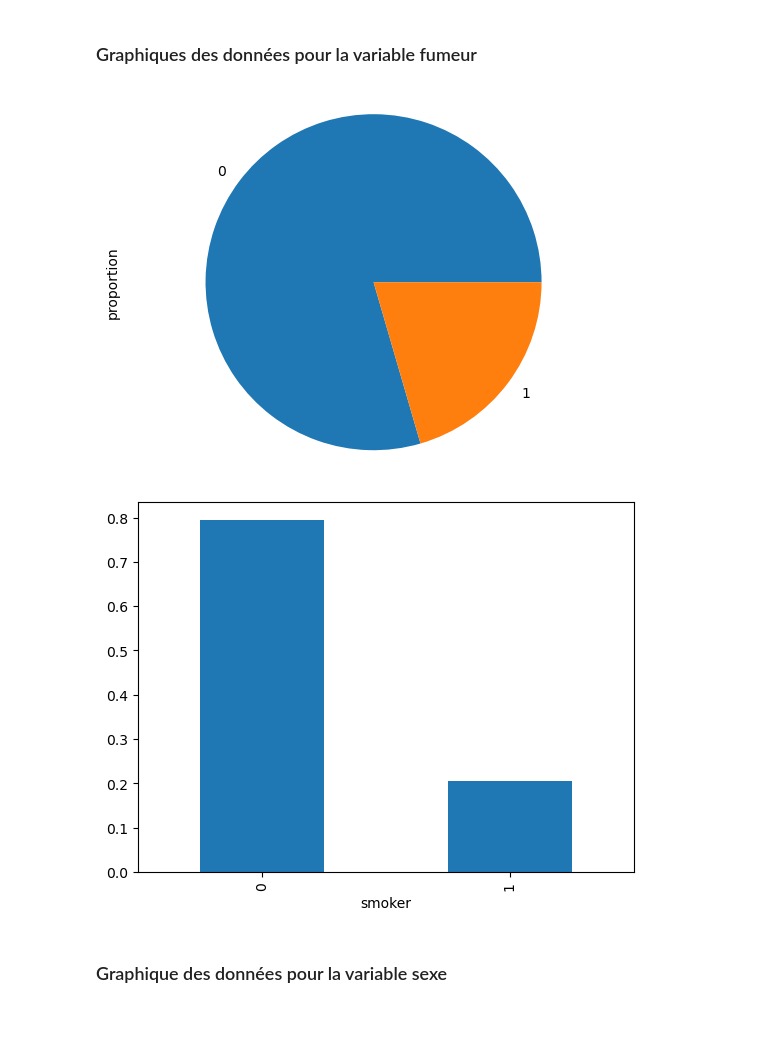
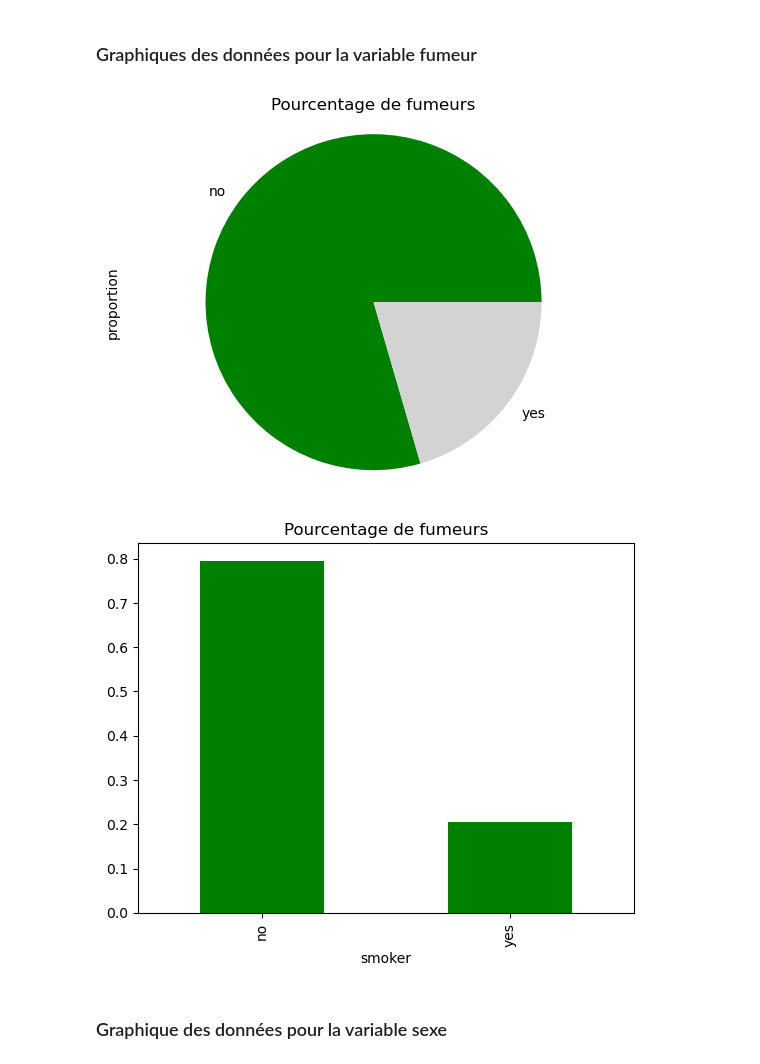
Before and after one commit to Jakimpact/prime-assurance-ia, a Jupyter notebook: analyseData.ipynb, the cells around one changed output. Drawn from its saved outputs; the diff is of its cells as text; code cells hidden in the pictures; blank space fills up the shorter version.

```diff
--- a/analyseData.ipynb
+++ b/analyseData.ipynb
@@ -8,7 +8,7 @@ import seaborn as sns
 import datetime as dt
 import scipy.stats as st
 
-df = pd.read_csv('datasetClean.csv')
+df = pd.read_csv('dataset_cleaned.csv')
 # %% [markdown]
 # Analyse des données univariées
 # %% [markdown]
@@ -44,18 +44,19 @@ plt.show()
 # %% [markdown]
 ### Graphiques des données pour la variable fumeur
 # %%
+custom_col = ["green","lightgrey"]
 # Diagramme en secteurs
-df["smoker"].value_counts(normalize=True).plot(kind='pie')
-# Cette ligne assure que le pie chart est un cercle plutôt qu'une éllipse
+df["smoker"].value_counts(normalize=True).plot(kind='pie', colors=custom_col).set(title="Pourcentage de fumeurs")
+
 plt.axis('equal')
 plt.show() # Affiche le graphique
 
 # Diagramme en tuyaux d'orgues
-df["smoker"].value_counts(normalize=True).plot(kind='bar')
+df["smoker"].value_counts(normalize=True).plot(kind='bar', color="green").set(title="Pourcentage de fumeurs")
 plt.show()
 # %% [output]
-[figure, old version]
+[figure, new version]
-[figure, old version]
+[figure, new version]
 # %% [markdown]
 ### Graphique des données pour la variable sexe
 # %%
```
Also changed, not shown: parts of 6 cells of this notebook, 4 other files.
